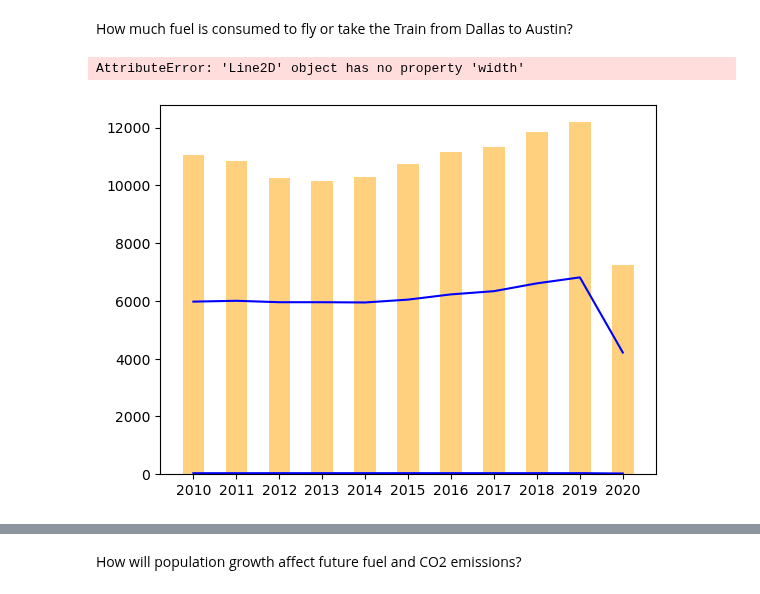
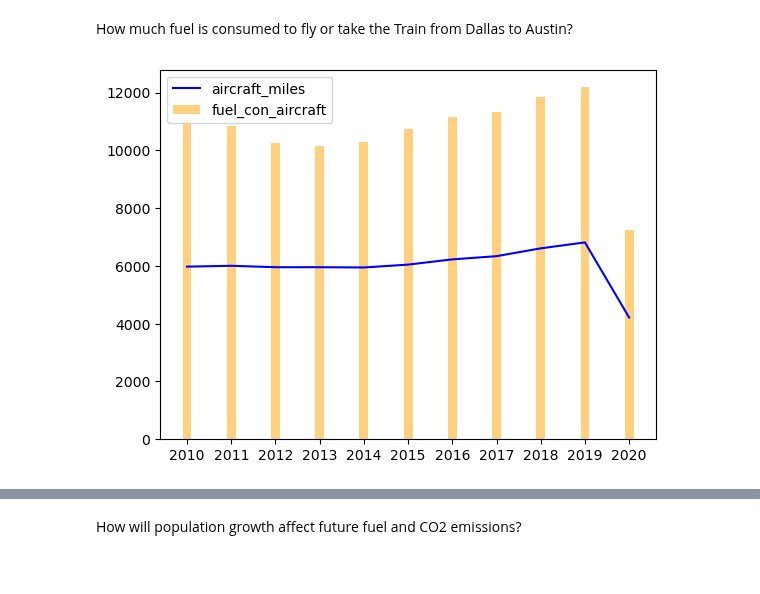
Before and after one commit to bennettnorth/Group-5-Project-1, a Jupyter notebook: Project File.ipynb, the cells around one changed output, grey strips where cells are left out. Cells and saved outputs as stored; diff of their text form; code cells hidden in the pictures.

```diff
--- a/Project File.ipynb
+++ b/Project File.ipynb
@@ -105,36 +105,29 @@ combined_fuel_emissions_df
 # %%
 #Fuel consumption of a plane vs train for x miles
 #Bar chart comparing the two - fuel consumed
 #Bar Chart comparing the two - CO2 emissions
 
 # creating the dataset
 x_label = ['2010', '2011', '2012', '2013', '2014', '2015', '2016', '2017', '2018', '2019', '2020']
 fuel_con_aircraft = [11057, 10828,10238,10156,10293,10741,11167,11340,11849,12184,7233]
 aircraft_miles = [5976, 6005, 5956,5956,5947, 6046, 6227, 6338,6609,6815,4214]
-fuel_con_trains = [63,63,63,66,66,62,60,64,65,63,63]
-train_miles = [ 37,37,38,38,38,38,38,38,38,38,27]
 fuel_consumption_miles_traveled = pd.DataFrame(
   {
     'Fuel Consumption by Aircraft': fuel_con_aircraft,
     'Aircraft Miles Traveled': aircraft_miles,
-    'Fuel Consumption by Trains' : fuel_con_trains,
-    'Miles traveled by Train' : train_miles
+
   },
   index=x_label
 )
 x = x_label
 y1 = aircraft_miles
 y2 = fuel_con_aircraft
-y3 = train_miles
-y4= fuel_con_trains
+
 
 plt.plot(x, y1, "-b", label="aircraft_miles")
-plt.bar(x, y2, width=0.5, alpha=0.5, color='orange', label="fuel_con_aircraft" )
-plt.plot(x, y3, "-b", label= "train_miles")
-plt.plot(x, y4, width=0.2, alpha=0.5, color= 'yellow', label="fuel_con_trains")
+plt.bar(x, y2, width=0.2, alpha=0.5, color='orange', label="fuel_con_aircraft" )
 
 plt.legend(loc="upper left")
 plt.show()
 # %% [output]
-AttributeError: 'Line2D' object has no property 'width'
-[figure, old version]
+[figure, new version]
```
Also changed, not shown: parts of 1 cell of this notebook, 1 other file.
